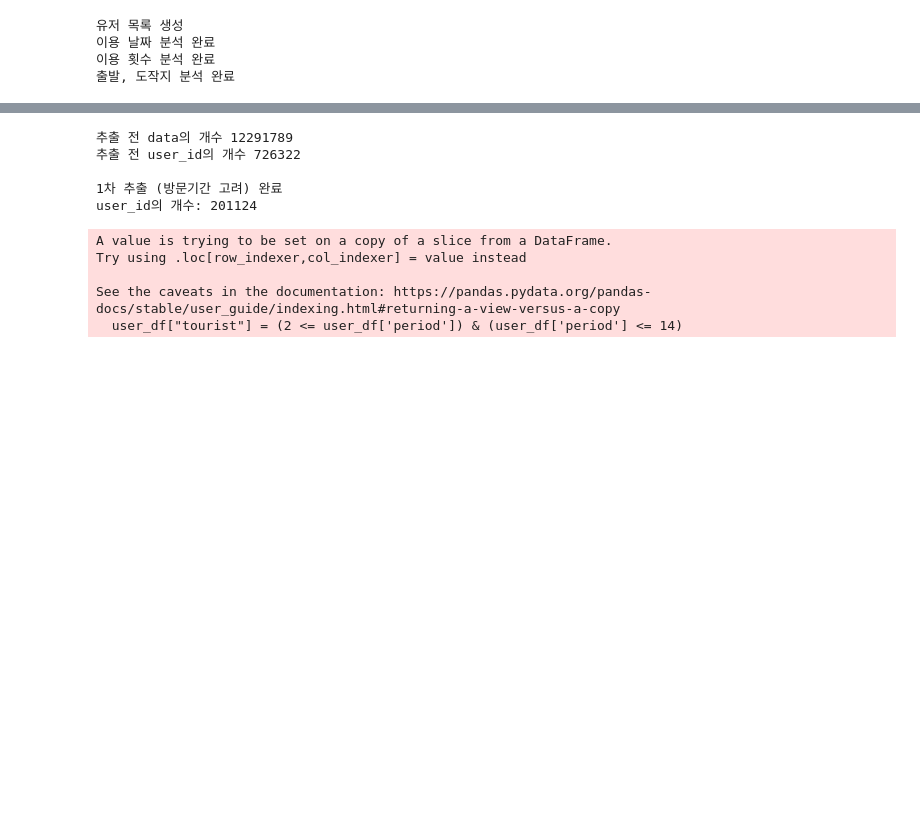
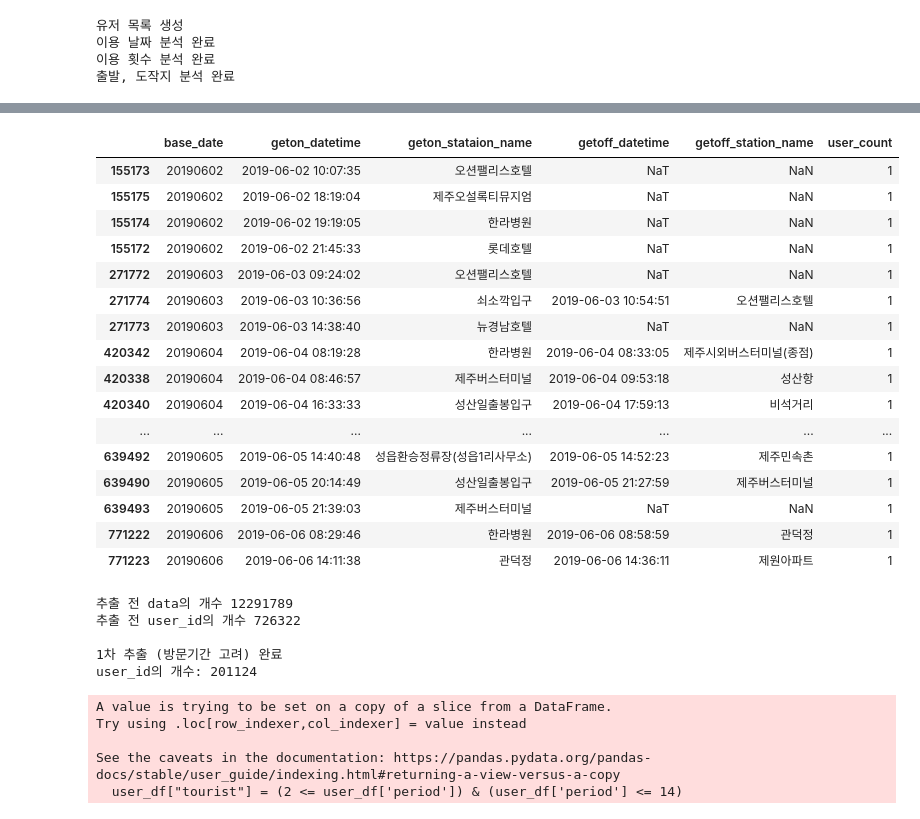
Before and after one commit to hoonisone/2020_jeju-bus-tag_data-analysis, a Jupyter notebook: 1. 사용자 정보 추출.ipynb, the cells around one changed output, grey strips where cells are left out. Cells and saved outputs as stored; diff of their text form; code cells hidden in the pictures; blank space fills up the shorter version.

```diff
--- a/1. 사용자 정보 추출.ipynb
+++ b/1. 사용자 정보 추출.ipynb
@@ -117,5 +289,4 @@ end_date = datetime.datetime(2019, 8, 29)
 input_path_list = bus.make_input_path(start_date, end_date)
 
 usage_df = bus.load_total_usage_data(input_path_list)
-usage_df = data_preprocessing(usage_df)
 # %% [markdown]
@@ -138,0 +329,11 @@ print("출발, 도작지 분석 완료")
+# %%
+# case1, 2의 사용 정류장 추출 및 저장
+both_station_df = extract_used_station(user_df, usage_df, station_df, 'both')
+both_station_df.to_csv("data/case1_2.csv", encoding="cp949", index=False)
+# HAND WORK - "data/case1_2.csv"를 보고 직접 관광 관련 정류장 컬럼을 삽입하고 "data/case1_2_filtered.csv"로 저장
+tour_station_df = pd.read_csv("data/case1_2_filtered.csv", low_memory=False, encoding = "utf-8") #, dtype=dtype)
+
+# 관광관령 정류장 방문 횟수 분석
+user_df = analyze_tour_station_visit(user_df, usage_df, tour_station_df)
+# 관광객 케이스 분류
+user_df = analyze_case(user_df)
@@ -139 +356,37 @@ print("출발, 도작지 분석 완료")
+# %%
+tourist_df = analyze_tourist(user_df)
+a = tourist_df[tourist_df["case"] == 7]
+# a = a[a["tourist"] == ]
+# draw_period_user(plt, a)
+#     # 방문 기간 고려
+#     user_df = user_df[(2 <= user_df['period']) & (user_df['period'] <= 14)]
+
+#     # 이용 비중 고려
+#     select = user_df.columns
+#     user_df["goal"] = user_df["period"].apply(lambda x : int(x*7/10))
+#     user_df = user_df[user_df["use_days"] >= user_df["goal"]]
+#     user_df = user_df[select]
+# %%
+id = a.iloc[500, 0]
+select = ["base_date", "geton_datetime", "geton_stataion_name", "getoff_datetime", "getoff_station_name", "user_count"]
+od_df = usage_df.query('user_id == "{}"'.format(id)).sort_values('geton_datetime')
+od_df[["base_date", "geton_datetime", "geton_stataion_name", "getoff_datetime", "getoff_station_name", "user_count"]]
+# %% [output]
+|  | base_date | geton_datetime | geton_stataion_name | getoff_datetime | getoff_station_name | user_count |
+| 155173 | 20190602 | 2019-06-02 10:07:35 | 오션팰리스호텔 | NaT | NaN | 1 |
+| 155175 | 20190602 | 2019-06-02 18:19:04 | 제주오설록티뮤지엄 | NaT | NaN | 1 |
+| 155174 | 20190602 | 2019-06-02 19:19:05 | 한라병원 | NaT | NaN | 1 |
+| 155172 | 20190602 | 2019-06-02 21:45:33 | 롯데호텔 | NaT | NaN | 1 |
+| 271772 | 20190603 | 2019-06-03 09:24:02 | 오션팰리스호텔 | NaT | NaN | 1 |
+| 271774 | 20190603 | 2019-06-03 10:36:56 | 쇠소깍입구 | 2019-06-03 10:54:51 | 오션팰리스호텔 | 1 |
+| 271773 | 20190603 | 2019-06-03 14:38:40 | 뉴경남호텔 | NaT | NaN | 1 |
+| 420342 | 20190604 | 2019-06-04 08:19:28 | 한라병원 | 2019-06-04 08:33:05 | 제주시외버스터미널(종점) | 1 |
+| 420338 | 20190604 | 2019-06-04 08:46:57 | 제주버스터미널 | 2019-06-04 09:53:18 | 성산항 | 1 |
+| 420340 | 20190604 | 2019-06-04 16:33:33 | 성산일출봉입구 | 2019-06-04 17:59:13 | 비석거리 | 1 |
+| ... | ... | ... | ... | ... | ... | ... |
+| 639492 | 20190605 | 2019-06-05 14:40:48 | 성읍환승정류장(성읍1리사무소) | 2019-06-05 14:52:23 | 제주민속촌 | 1 |
+| 639490 | 20190605 | 2019-06-05 20:14:49 | 성산일출봉입구 | 2019-06-05 21:27:59 | 제주버스터미널 | 1 |
+| 639493 | 20190605 | 2019-06-05 21:39:03 | 제주버스터미널 | NaT | NaN | 1 |
+| 771222 | 20190606 | 2019-06-06 08:29:46 | 한라병원 | 2019-06-06 08:58:59 | 관덕정 | 1 |
+| 771223 | 20190606 | 2019-06-06 14:11:38 | 관덕정 | 2019-06-06 14:36:11 | 제원아파트 | 1 |
 # %%
```
Also changed, not shown: parts of 29 cells of this notebook, 12 other files.
